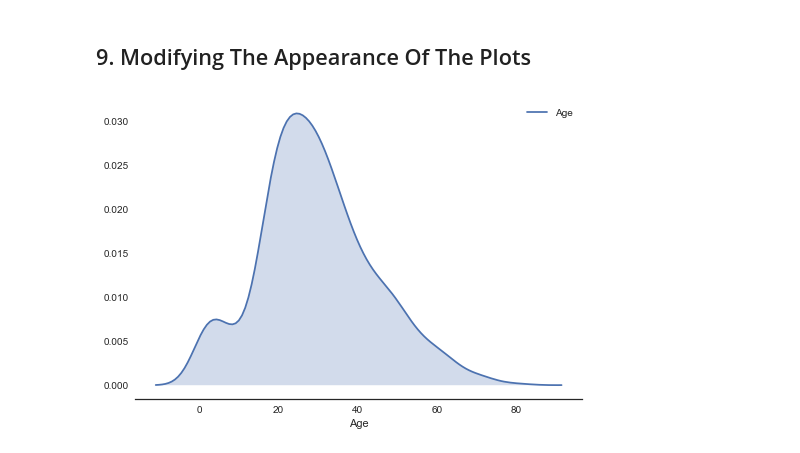
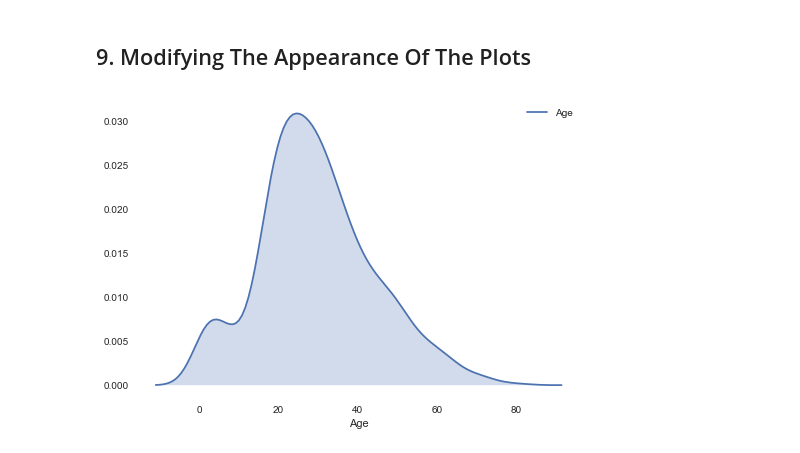
Before and after one commit to KiemNguyen/data-science, a Jupyter notebook: data-analysis-and-visualization /storytelling-through-data-visualization/Storytelling Through Data Visualization.ipynb, the cells around one changed output. Drawn from its saved outputs; the diff is of its cells as text; code cells hidden in the pictures.

```diff
--- a/data-analysis-and-visualization /storytelling-through-data-visualization/Storytelling Through Data Visualization.ipynb
+++ b/data-analysis-and-visualization /storytelling-through-data-visualization/Storytelling Through Data Visualization.ipynb
@@ -111,14 +111,14 @@ plt.xlabel('Age')
 # %%
 # Set the style to the style sheet that hides the coordinate grid and sets the background color to white.
 sns.set_style('white')
 
 # Generate a kernel density plot of the "Age" column, with the area under the curve shaded.
 sns.kdeplot(titanic['Age'], shade=True)
 
 # Set the x-axis label to "Age"
 plt.xlabel('Age')
 
 # Despine all of the axes
-sns.despine(left='True', right='True')
+sns.despine(left='True', bottom='True')
 # %% [output]
-[figure, old version]
+[figure, new version]
```
Also changed, not shown: parts of 2 cells of this notebook.
